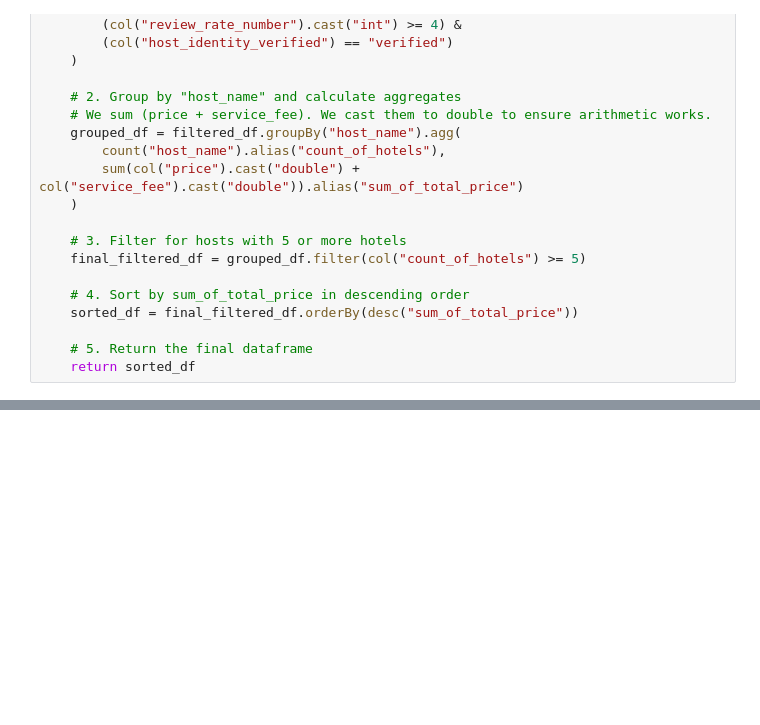
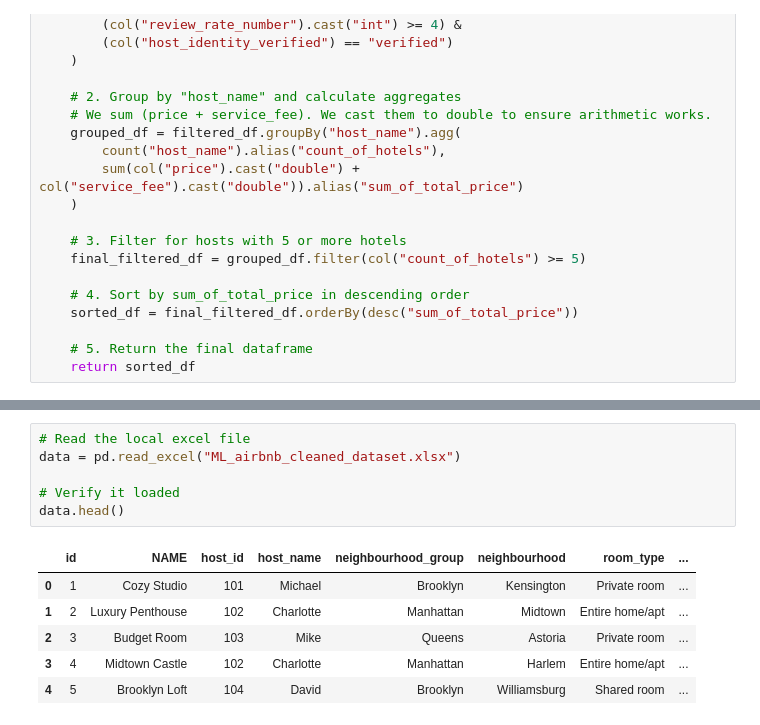
Before and after one commit to nikhilrssahu1/ML, a Jupyter notebook: TCS.ipynb, the cells around one changed output, grey strips where cells are left out. Drawn from its saved outputs; the diff is of its cells as text; blank space fills up the shorter version.

```diff
--- a/TCS.ipynb
+++ b/TCS.ipynb
@@ -231,0 +325,13 @@ def result_2(input_df):
+# %%
+# Read the local excel file
+data = pd.read_excel("ML_airbnb_cleaned_dataset.xlsx")
+
+# Verify it loaded
+data.head()
+# %% [output]
+|  | id | NAME | host_id | host_name | neighbourhood_group | neighbourhood | room_type | ... |
+| 0 | 1 | Cozy Studio | 101 | Michael | Brooklyn | Kensington | Private room | ... |
+| 1 | 2 | Luxury Penthouse | 102 | Charlotte | Manhattan | Midtown | Entire home/apt | ... |
+| 2 | 3 | Budget Room | 103 | Mike | Queens | Astoria | Private room | ... |
+| 3 | 4 | Midtown Castle | 102 | Charlotte | Manhattan | Harlem | Entire home/apt | ... |
+| 4 | 5 | Brooklyn Loft | 104 | David | Brooklyn | Williamsburg | Shared room | ... |
```
Also changed, not shown: parts of 4 cells of this notebook.
